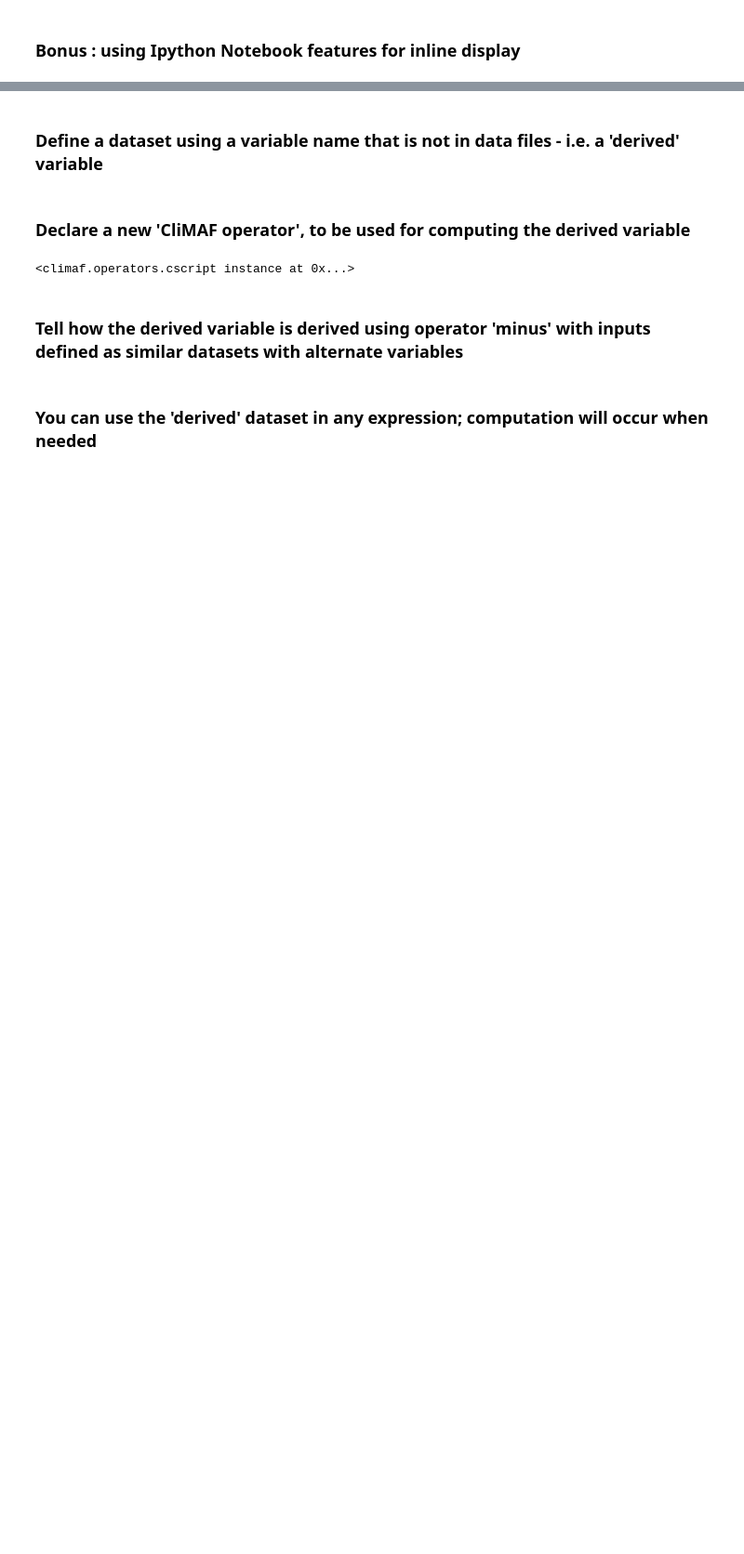
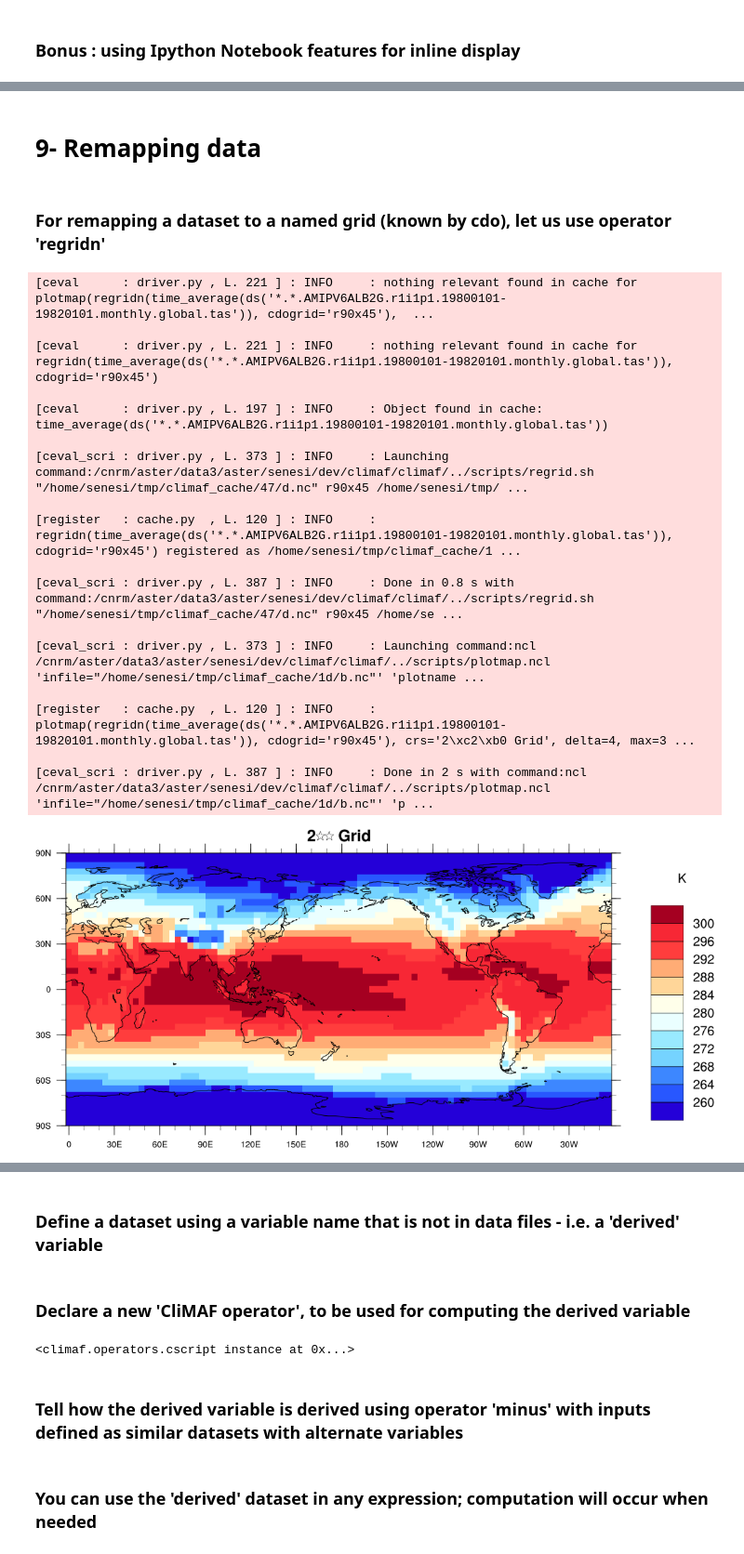
Before and after one commit to rigoudyg/climaf, a Jupyter notebook: examples/ATourOfCliMAF.ipynb, the cells around one changed output, grey strips where cells are left out. Shown: that part at 93% size. Drawn from its saved outputs; the diff is of its cells as text; code cells hidden in the pictures; blank space fills up the shorter version.

Commit message:
Update the TourOfClimaf

```diff
--- a/examples/ATourOfCliMAF.ipynb
+++ b/examples/ATourOfCliMAF.ipynb
@@ -262,0 +292,27 @@ INFO:root:driver.ceval_script : Done with command:ncl /cnrm/aster/data3/aster/se
+# %% [markdown]
+# 9- Remapping data
+# %% [markdown]
+### For remapping a dataset to a named grid (known by cdo), let us use operator 'regridn'
+# %%
+dgr=regridn(tas_avg,cdogrid="r90x45")
+mapgr=plotmap(dgr, crs="2° Grid", min=260, max=300, delta=4)
+Image(filename=cfile(mapgr))
+# %% [output]
+[ceval      : driver.py , L. 221 ] : INFO     : nothing relevant found in cache for plotmap(regridn(time_average(ds('*.*.AMIPV6ALB2G.r1i1p1.19800101-19820101.monthly.global.tas')), cdogrid='r90x45'),  ...
+
+[ceval      : driver.py , L. 221 ] : INFO     : nothing relevant found in cache for regridn(time_average(ds('*.*.AMIPV6ALB2G.r1i1p1.19800101-19820101.monthly.global.tas')), cdogrid='r90x45')
+
+[ceval      : driver.py , L. 197 ] : INFO     : Object found in cache: time_average(ds('*.*.AMIPV6ALB2G.r1i1p1.19800101-19820101.monthly.global.tas'))
+
+[ceval_scri : driver.py , L. 373 ] : INFO     : Launching command:/cnrm/aster/data3/aster/senesi/dev/climaf/climaf/../scripts/regrid.sh "/home/senesi/tmp/climaf_cache/47/d.nc" r90x45 /home/senesi/tmp/ ...
+
+[register   : cache.py  , L. 120 ] : INFO     : regridn(time_average(ds('*.*.AMIPV6ALB2G.r1i1p1.19800101-19820101.monthly.global.tas')), cdogrid='r90x45') registered as /home/senesi/tmp/climaf_cache/1 ...
+
+[ceval_scri : driver.py , L. 387 ] : INFO     : Done in 0.8 s with command:/cnrm/aster/data3/aster/senesi/dev/climaf/climaf/../scripts/regrid.sh "/home/senesi/tmp/climaf_cache/47/d.nc" r90x45 /home/se ...
+
+[ceval_scri : driver.py , L. 373 ] : INFO     : Launching command:ncl /cnrm/aster/data3/aster/senesi/dev/climaf/climaf/../scripts/plotmap.ncl 'infile="/home/senesi/tmp/climaf_cache/1d/b.nc"' 'plotname ...
+
+[register   : cache.py  , L. 120 ] : INFO     : plotmap(regridn(time_average(ds('*.*.AMIPV6ALB2G.r1i1p1.19800101-19820101.monthly.global.tas')), cdogrid='r90x45'), crs='2\xc2\xb0 Grid', delta=4, max=3 ...
+
+[ceval_scri : driver.py , L. 387 ] : INFO     : Done in 2 s with command:ncl /cnrm/aster/data3/aster/senesi/dev/climaf/climaf/../scripts/plotmap.ncl 'infile="/home/senesi/tmp/climaf_cache/1d/b.nc"' 'p ...
+[figure, added]
```
Also changed, not shown: parts of 115 cells of this notebook, 1 other file.
